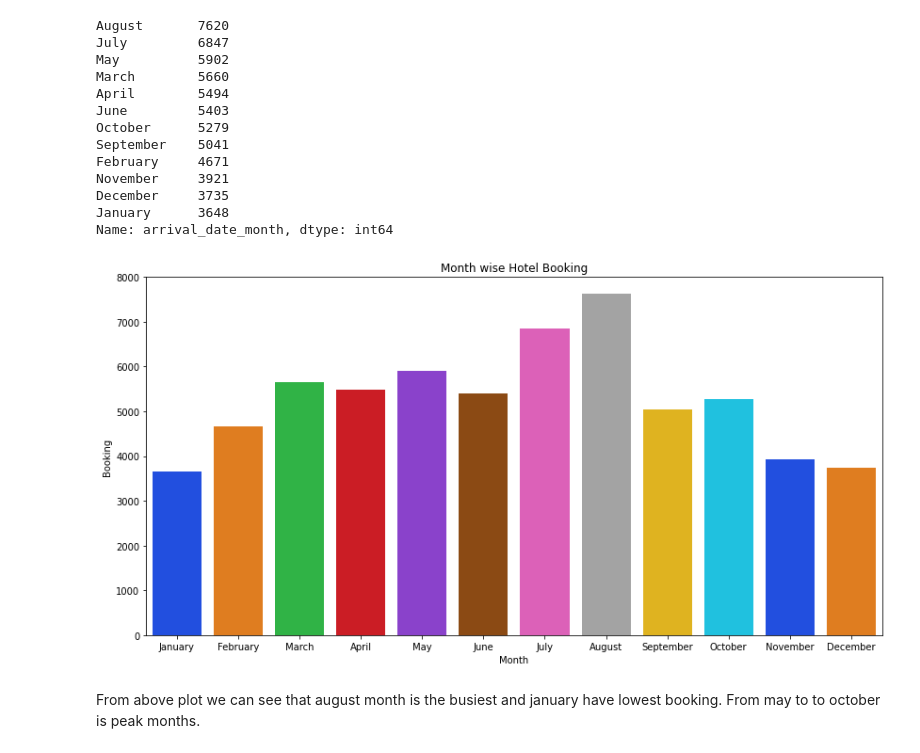
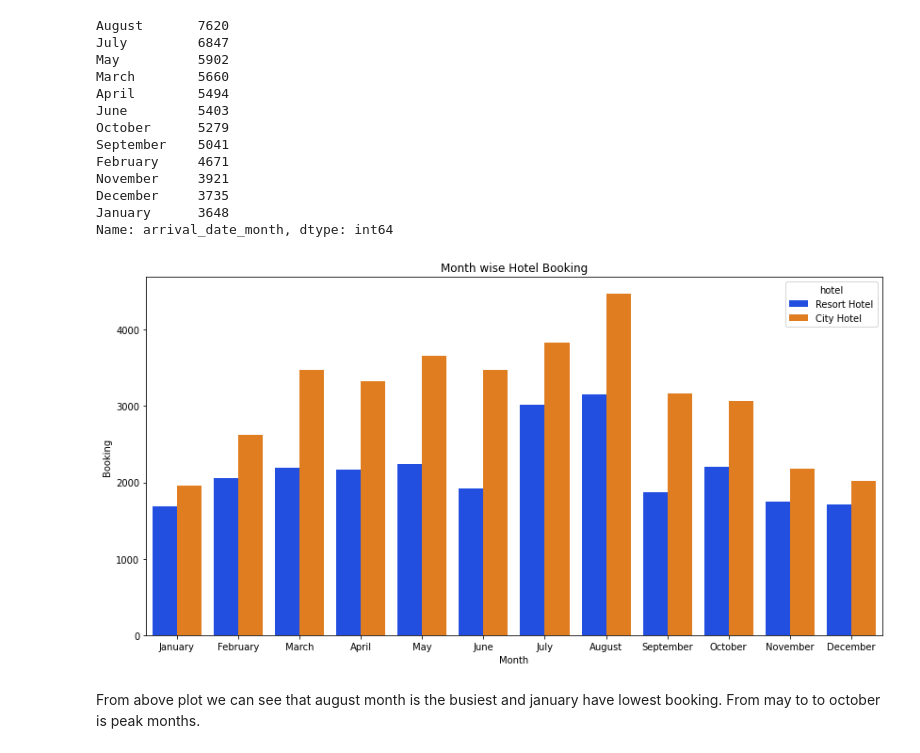
Before and after one commit to rafiddeshmukh/EDA-Hotel_Booking, a Jupyter notebook: Hotel_Booking_Analysis_Capstone_Project.ipynb, the cells around one changed output. Drawn from its saved outputs; the diff is of its cells as text; code cells hidden in the pictures.

```diff
--- a/Hotel_Booking_Analysis_Capstone_Project.ipynb
+++ b/Hotel_Booking_Analysis_Capstone_Project.ipynb
@@ -182,0 +185,3 @@ memory usage: 30.0+ MB
+# %%
+#Checking for negative average daily rate
+df["adr"].loc[df["adr"]<0]=0
@@ -183,3 +225,6 @@ memory usage: 30.0+ MB
+# %%
+#changing ADR 5400 to 540
+df["adr"].loc[df["adr"]==5400]=540
 # %% [markdown]
 ### checking for duplicate values
 # %%
@@ -373,21 +415,22 @@ Name: arrival_date_month, dtype: int64
 # %%
 #setting figure size
 plt.figure(figsize=(14,7))
 #list of months for setting order
 od=['January', 'February', 'March', 'April', 'May', 'June', 'July',
           'August', 'September', 'October', 'November', 'December']
 #plotting countplot for month wise booking
-sns.countplot(x=df_new['arrival_date_month'],order=od, palette='bright')
+sns.countplot(x=df_new['arrival_date_month'],order=od,hue=df["hotel"],
+              palette='bright')
 
-#setting labels for x and y and set title for countplot
+#setting labels for x, y and set title for countplot
 plt.xlabel('Month')
 plt.ylabel('Booking')
 plt.title("Month wise Hotel Booking")
 
 #Display the plot
 plt.show()
 # %% [output]
-[figure, old version]
+[figure, new version]
 # %% [markdown]
 From above plot we can see that august month is the busiest and january have lowest booking. From may to to october is peak months.
 # %% [markdown]
```
Also changed, not shown: parts of 46 cells of this notebook.
